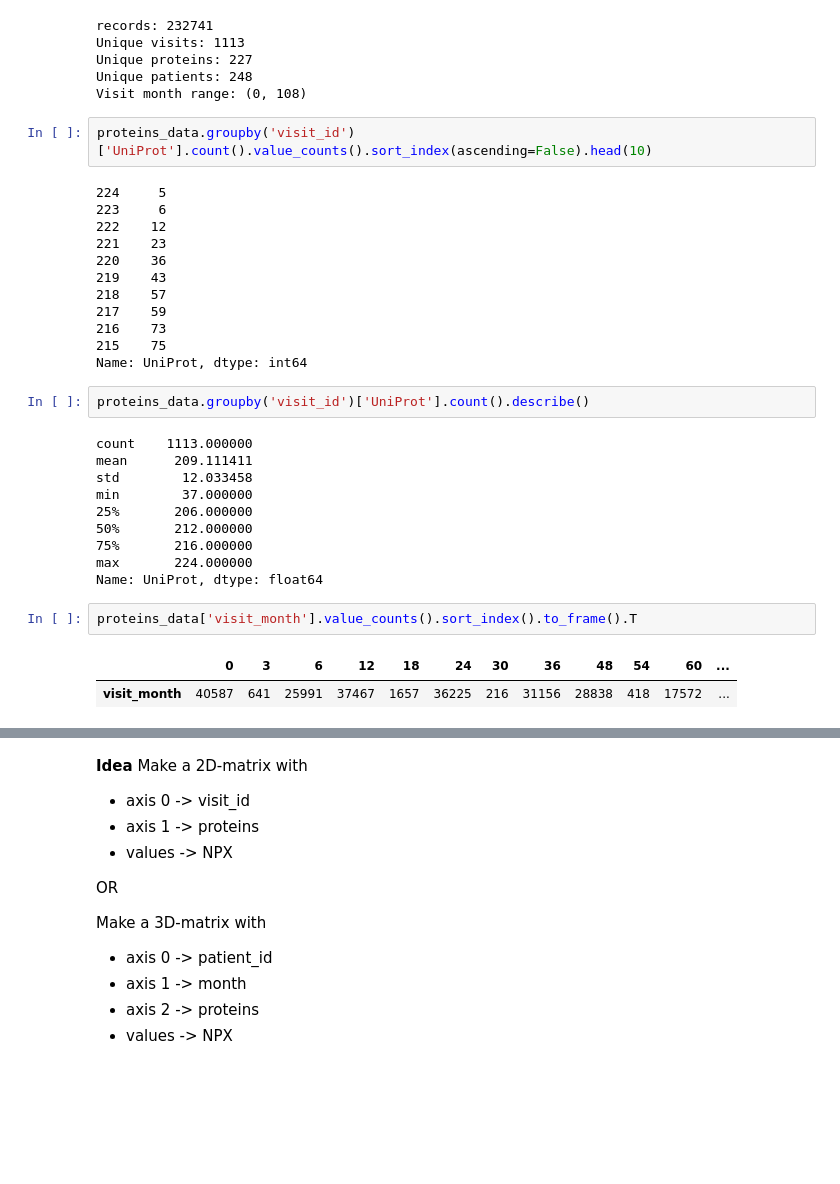
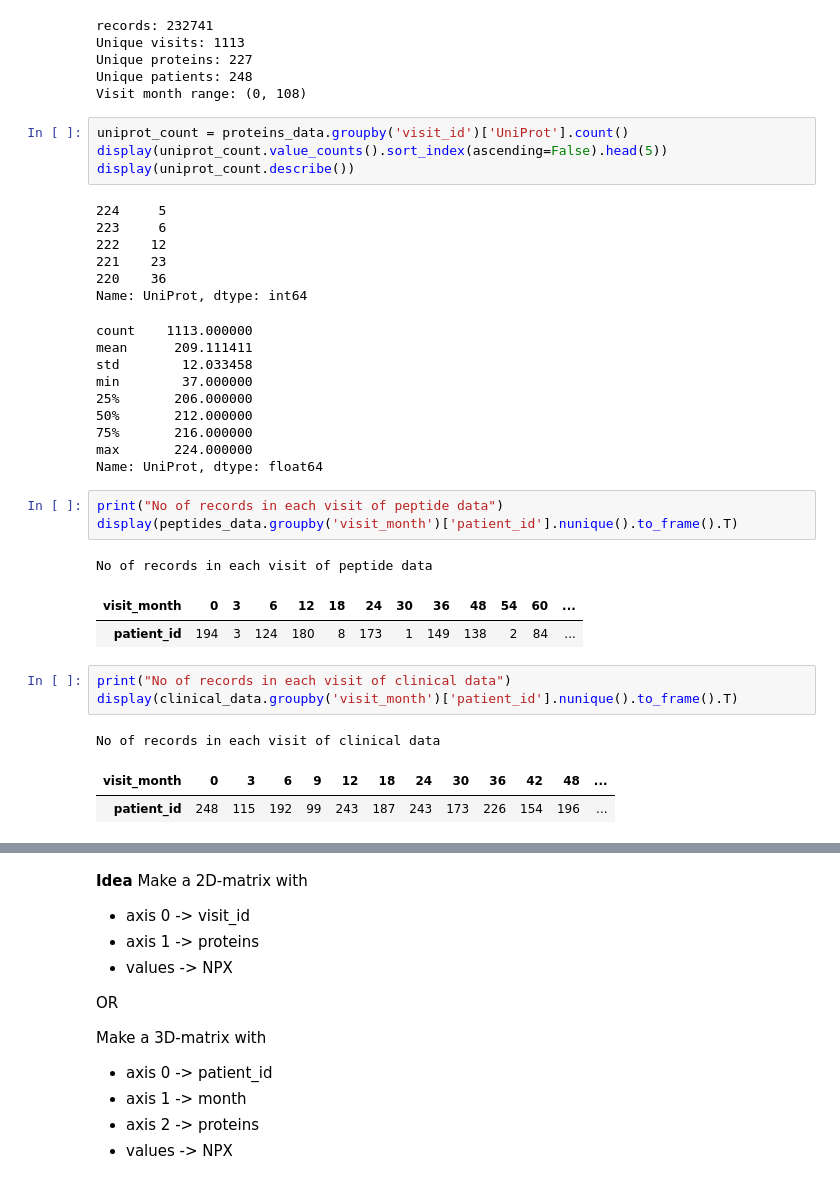
Before and after one commit to prithvidasgupta/si-618-parkinson-prediction, a Jupyter notebook: proteins.ipynb, the cells around one changed output, grey strips where cells are left out. Saved outputs shown, nothing was run; the diff lists cells and outputs as text; blank space fills up the shorter version.

```diff
--- a/proteins.ipynb
+++ b/proteins.ipynb
@@ -64,33 +61,36 @@ Unique proteins: 227
 Unique patients: 248
 Visit month range: (0, 108)
 # %%
-proteins_data.groupby('visit_id')['UniProt'].count().value_counts().sort_index(ascending=False).head(10)
+uniprot_count = proteins_data.groupby('visit_id')['UniProt'].count()
+display(uniprot_count.value_counts().sort_index(ascending=False).head(5))
+display(uniprot_count.describe())
 # %% [output]
 224     5
 223     6
 222    12
 221    23
 220    36
-219    43
-218    57
-217    59
-216    73
-215    75
 Name: UniProt, dtype: int64
+count    1113.000000
+mean      209.111411
+std        12.033458
+min        37.000000
+25%       206.000000
+50%       212.000000
+75%       216.000000
+max       224.000000
+Name: UniProt, dtype: float64
-# %%
-proteins_data.groupby('visit_id')['UniProt'].count().describe()
-# %% [output]
-count    1113.000000
-mean      209.111411
-std        12.033458
-min        37.000000
-25%       206.000000
-50%       212.000000
-75%       216.000000
-max       224.000000
-Name: UniProt, dtype: float64
-# %%
-proteins_data['visit_month'].value_counts().sort_index().to_frame().T
-# %% [output]
-|  | 0 | 3 | 6 | 12 | 18 | 24 | 30 | 36 | 48 | 54 | 60 | ... |
-| visit_month | 40587 | 641 | 25991 | 37467 | 1657 | 36225 | 216 | 31156 | 28838 | 418 | 17572 | ... |
+# %%
+print("No of records in each visit of peptide data")
+display(peptides_data.groupby('visit_month')['patient_id'].nunique().to_frame().T)
+# %% [output]
+No of records in each visit of peptide data
+| visit_month | 0 | 3 | 6 | 12 | 18 | 24 | 30 | 36 | 48 | 54 | 60 | ... |
+| patient_id | 194 | 3 | 124 | 180 | 8 | 173 | 1 | 149 | 138 | 2 | 84 | ... |
+# %%
+print("No of records in each visit of clinical data")
+display(clinical_data.groupby('visit_month')['patient_id'].nunique().to_frame().T)
+# %% [output]
+No of records in each visit of clinical data
+| visit_month | 0 | 3 | 6 | 9 | 12 | 18 | 24 | 30 | 36 | 42 | 48 | ... |
+| patient_id | 248 | 115 | 192 | 99 | 243 | 187 | 243 | 173 | 226 | 154 | 196 | ... |
```
Also changed, not shown: parts of 4 cells of this notebook, 1 other file.
